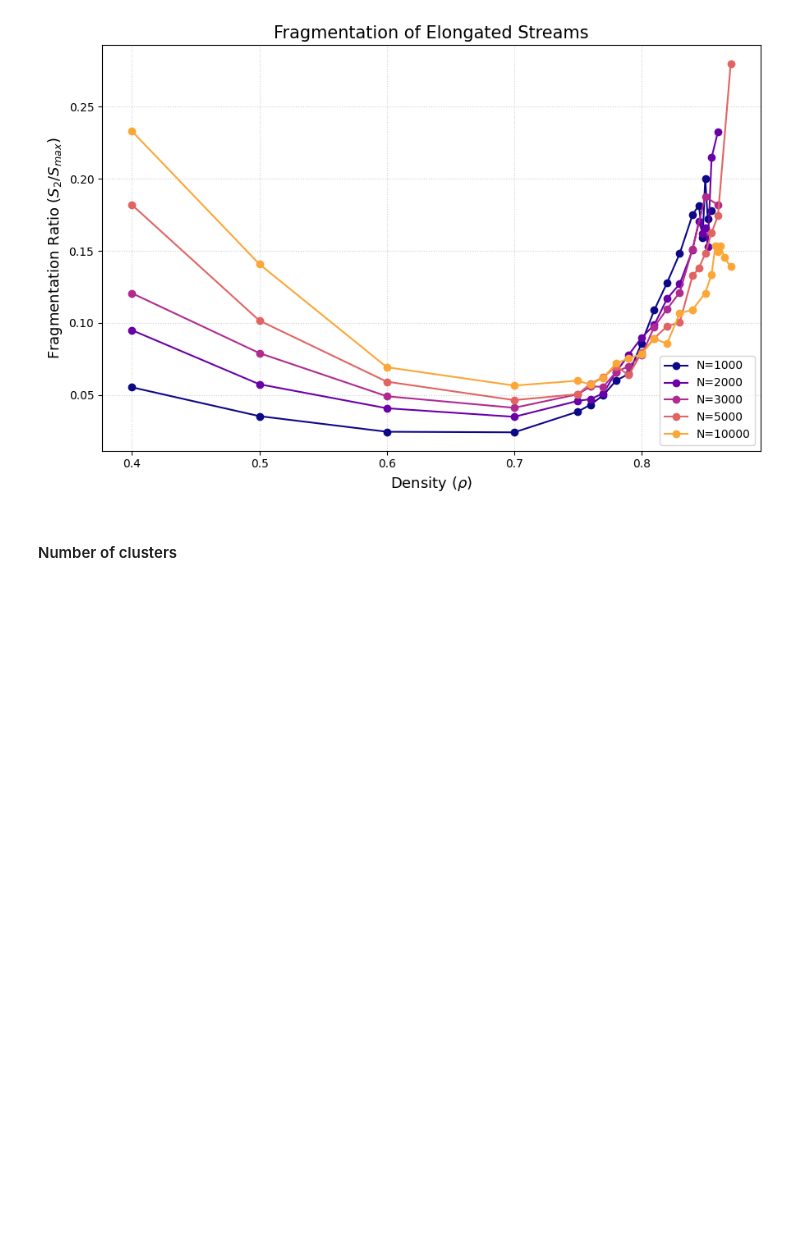
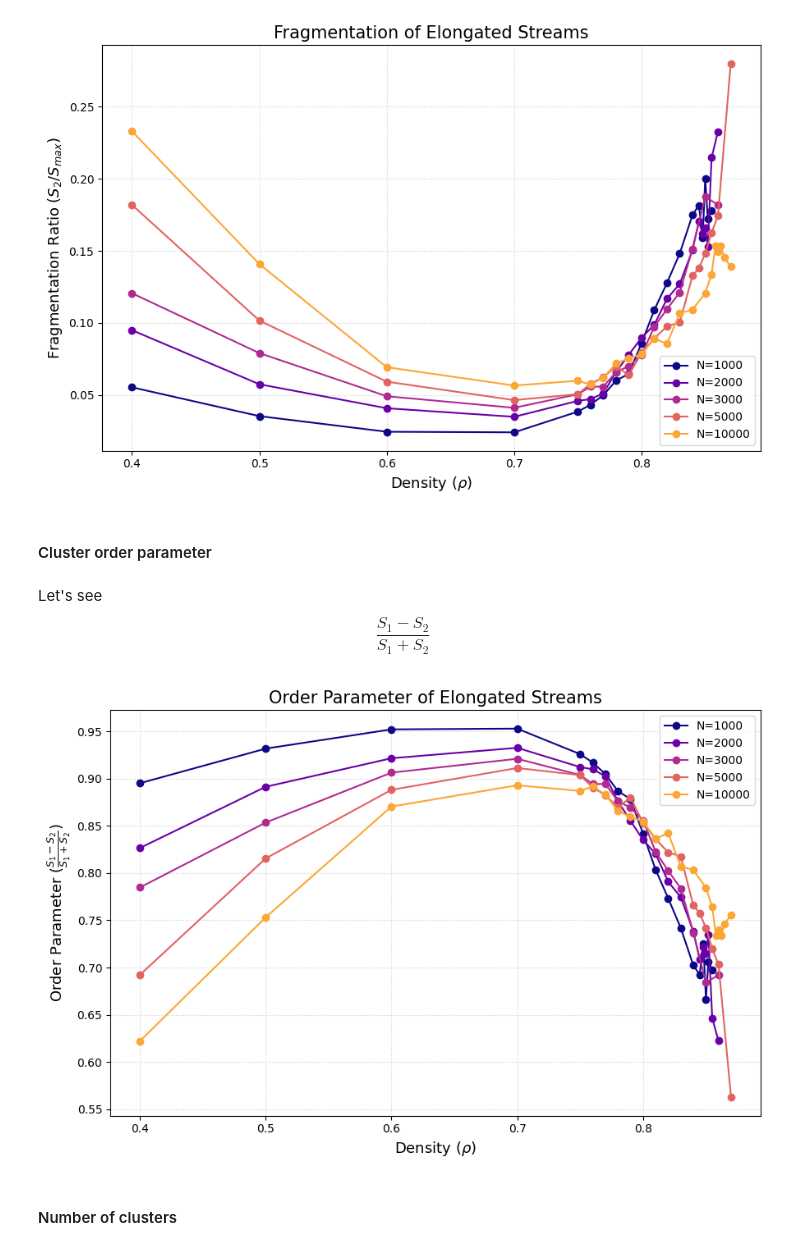
Before and after one commit to gonzaloangaut/oncostreams_analysis, a Jupyter notebook: classification_jamming.ipynb, the cells around one changed output. Saved outputs shown, nothing was run; the diff lists cells and outputs as text; code cells hidden in the pictures; blank space fills up the shorter version.

Commit message:
Added order parameter for elongated clusters

```diff
--- a/classification_jamming.ipynb
+++ b/classification_jamming.ipynb
@@ -1051,6 +1051,31 @@ plt.savefig(graph_path, dpi=600)
 plt.show()
 # %% [output]
 [figure]
+# %% [markdown]
+#### Cluster order parameter
+# %% [markdown]
+Let's see $$\frac{S_1-S_2}{S_1+S_2}$$
+# %%
+plt.figure(figsize=(9, 6))
+for i, N in enumerate(Ns):
+    subset = df_unjammed[df_unjammed['N'] == N]
+    # Calculate the order parameter
+    order_parameter = (subset['s_max_elong'] - subset['s_2max_elong']) / (subset['s_max_elong'] + subset['s_2max_elong'])
+    plt.plot(subset['rho'], order_parameter, 'o-', color=colors[i], label=f'N={N}')
+
+plt.xlabel(r"Density ($\rho$)", fontsize=13)
+plt.ylabel(r"Order Parameter ($\frac{S_1-S_2}{S_1+S_2}$)", fontsize=13)
+plt.title("Order Parameter of Elongated Streams", fontsize=15)
+plt.grid(True, linestyle=':', alpha=0.6)
+plt.legend()
+plt.tight_layout()
+
+graph_path = "graphs/jamming/clusters_elongated/order_parameter.png"
+os.makedirs(os.path.dirname(graph_path), exist_ok=True)
+plt.savefig(graph_path, dpi=600)
+plt.show()
+# %% [output]
+[figure, added]
 # %% [markdown]
 #### Number of clusters
 # %% [markdown]
```
Also changed, not shown: 1 other file.
